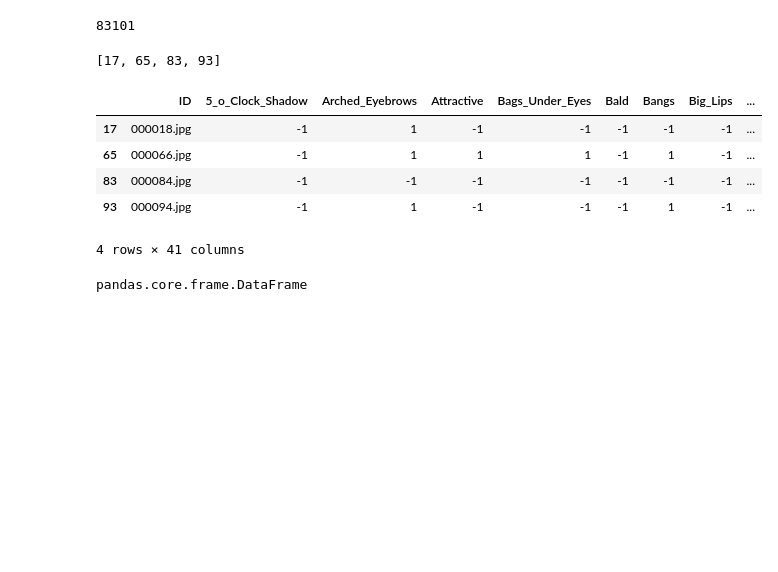
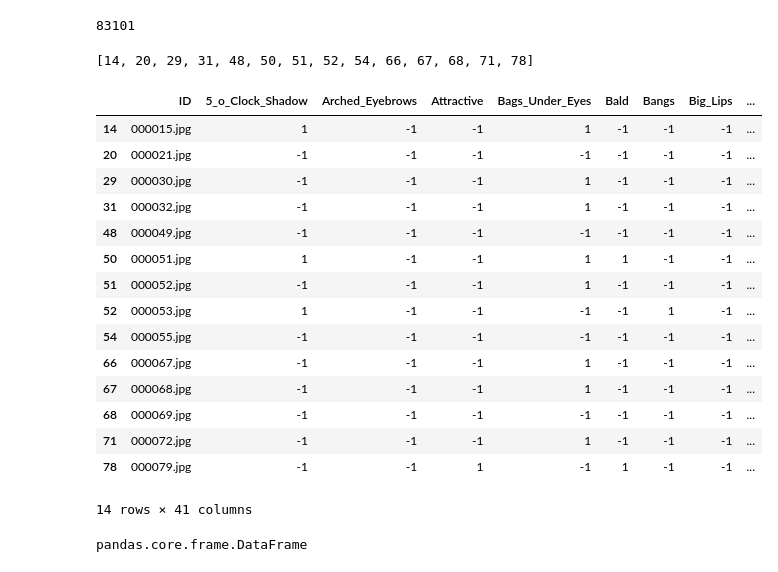
Before and after one commit to Lina-ouaret/Project_4bim, a Jupyter notebook: projet/TP1.ipynb, the cells around one changed output. Drawn from its saved outputs; the diff is of its cells as text; code cells hidden in the pictures; blank space fills up the shorter version.

```diff
--- a/projet/TP1.ipynb
+++ b/projet/TP1.ipynb
@@ -80,17 +80,27 @@ print(len(df_attributes_list))
 # %% [output]
 83101
 # %%
-df_test_list = matrix_reduction(df_test,{"Male":-1,"Young":-1})
+df_test_list = matrix_reduction(df_test,{"Male":1,"Young":-1})
 print(df_test_list)
 df_test
 # %% [output]
-[17, 65, 83, 93]
+[14, 20, 29, 31, 48, 50, 51, 52, 54, 66, 67, 68, 71, 78]
 |  | ID | 5_o_Clock_Shadow | Arched_Eyebrows | Attractive | Bags_Under_Eyes | Bald | Bangs | Big_Lips | ... |
-| 17 | 000018.jpg | -1 | 1 | -1 | -1 | -1 | -1 | -1 | ... |
-| 65 | 000066.jpg | -1 | 1 | 1 | 1 | -1 | 1 | -1 | ... |
-| 83 | 000084.jpg | -1 | -1 | -1 | -1 | -1 | -1 | -1 | ... |
-| 93 | 000094.jpg | -1 | 1 | -1 | -1 | -1 | 1 | -1 | ... |
+| 14 | 000015.jpg | 1 | -1 | -1 | 1 | -1 | -1 | -1 | ... |
+| 20 | 000021.jpg | -1 | -1 | -1 | -1 | -1 | -1 | -1 | ... |
+| 29 | 000030.jpg | -1 | -1 | -1 | 1 | -1 | -1 | -1 | ... |
+| 31 | 000032.jpg | -1 | -1 | -1 | 1 | -1 | -1 | -1 | ... |
+| 48 | 000049.jpg | -1 | -1 | -1 | -1 | -1 | -1 | -1 | ... |
+| 50 | 000051.jpg | 1 | -1 | -1 | 1 | 1 | -1 | -1 | ... |
+| 51 | 000052.jpg | -1 | -1 | -1 | 1 | -1 | -1 | -1 | ... |
+| 52 | 000053.jpg | 1 | -1 | -1 | -1 | -1 | 1 | -1 | ... |
+| 54 | 000055.jpg | -1 | -1 | -1 | -1 | -1 | -1 | -1 | ... |
+| 66 | 000067.jpg | -1 | -1 | -1 | 1 | -1 | -1 | -1 | ... |
+| 67 | 000068.jpg | -1 | -1 | -1 | 1 | -1 | -1 | -1 | ... |
+| 68 | 000069.jpg | -1 | -1 | -1 | -1 | -1 | -1 | -1 | ... |
+| 71 | 000072.jpg | -1 | -1 | -1 | 1 | -1 | -1 | -1 | ... |
+| 78 | 000079.jpg | -1 | -1 | 1 | -1 | 1 | -1 | -1 | ... |
-4 rows × 41 columns
+14 rows × 41 columns
 # %%
 def get_attributes_from_ID(df,photo_id):
     return pd.DataFrame(df.loc[df['ID'] == photo_id])
```
Also changed, not shown: parts of 9 cells of this notebook, 1 other file.
